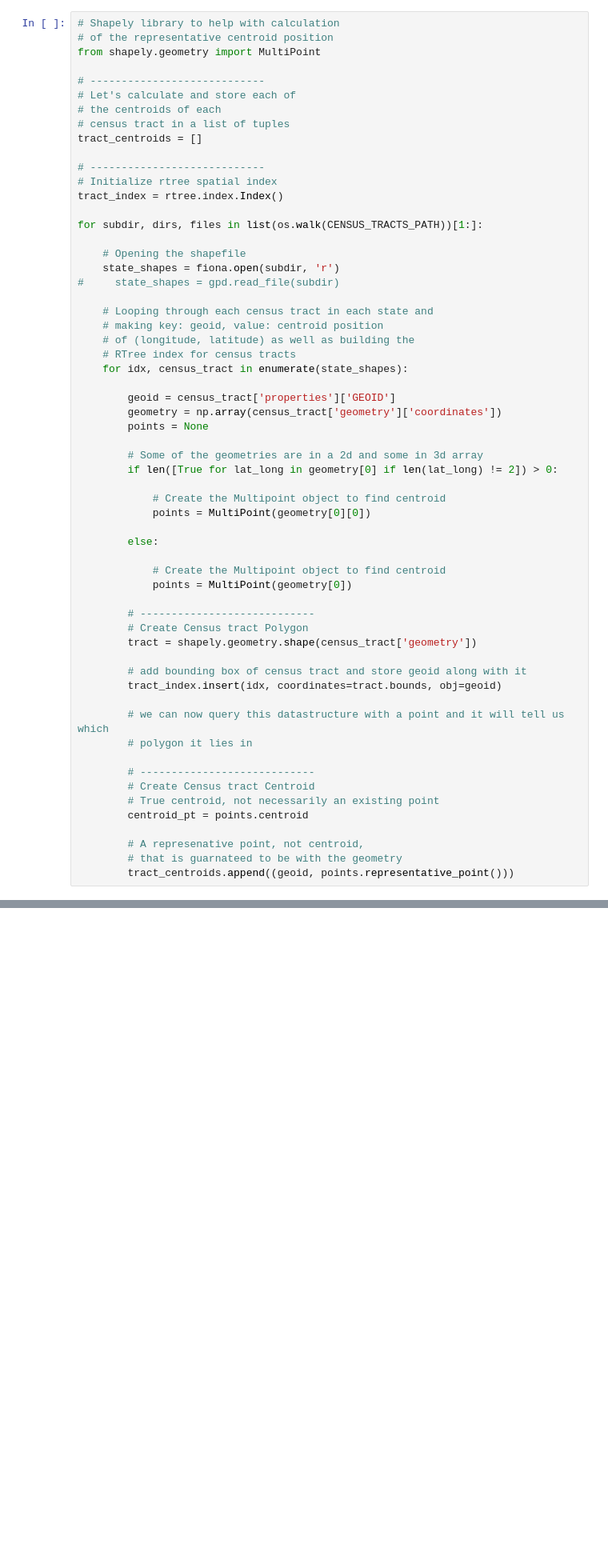
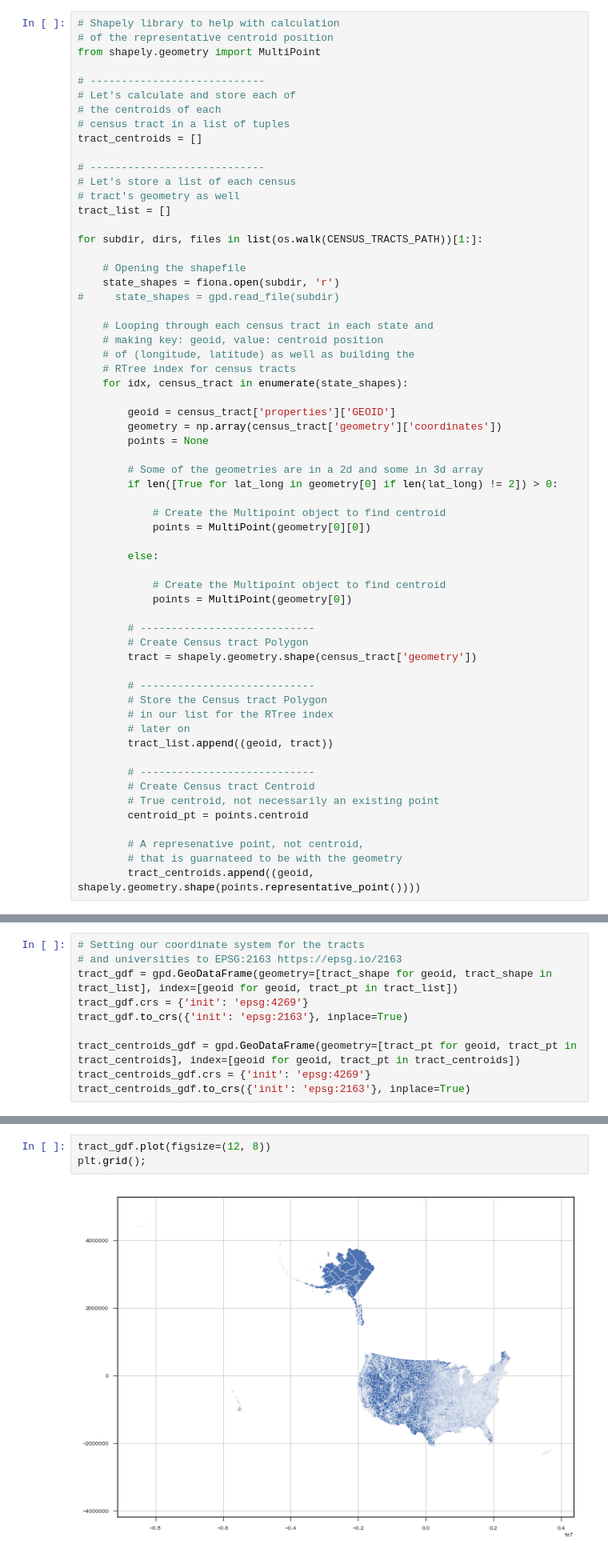
Before and after one commit to lucashu1/education-deserts, a Jupyter notebook: data-preprocessing.ipynb, the cells around one changed output, grey strips where cells are left out. Shown at 80% size. Saved outputs shown, nothing was run; the diff lists cells and outputs as text; blank space fills up the shorter version.

```diff
--- a/data-preprocessing.ipynb
+++ b/data-preprocessing.ipynb
@@ -235,8 +308,9 @@ from shapely.geometry import MultiPoint
 tract_centroids = []
 
 # ----------------------------
-# Initialize rtree spatial index
-tract_index = rtree.index.Index()
+# Let's store a list of each census
+# tract's geometry as well
+tract_list = []
 
 for subdir, dirs, files in list(os.walk(CENSUS_TRACTS_PATH))[1:]:
 
@@ -269,11 +343,11 @@ for subdir, dirs, files in list(os.walk(CENSUS_TRACTS_PATH))[1:]:
         # Create Census tract Polygon
         tract = shapely.geometry.shape(census_tract['geometry'])
 
-        # add bounding box of census tract and store geoid along with it
-        tract_index.insert(idx, coordinates=tract.bounds, obj=geoid)
-
-        # we can now query this datastructure with a point and it will tell us which
-        # polygon it lies in
+        # ----------------------------
+        # Store the Census tract Polygon
+        # in our list for the RTree index
+        # later on
+        tract_list.append((geoid, tract))
 
         # ----------------------------
         # Create Census tract Centroid
@@ -282,7 +356,7 @@ for subdir, dirs, files in list(os.walk(CENSUS_TRACTS_PATH))[1:]:
 
         # A represenative point, not centroid,
         # that is guarnateed to be with the geometry
-        tract_centroids.append((geoid, points.representative_point()))
+        tract_centroids.append((geoid, shapely.geometry.shape(points.representative_point())))
 # %%
 # Number of census tracts
 len(tract_centroids)
@@ -300,0 +379,10 @@ __UPDATE: I reduced the 3D and 2D arrays to 1D, hopefully I didn't miss informat
+# %%
+# Setting our coordinate system for the tracts
+# and universities to EPSG:2163 https://epsg.io/2163
+tract_gdf = gpd.GeoDataFrame(geometry=[tract_shape for geoid, tract_shape in tract_list], index=[geoid for geoid, tract_pt in tract_list])
+tract_gdf.crs = {'init': 'epsg:4269'}
+tract_gdf.to_crs({'init': 'epsg:2163'}, inplace=True)
+
+tract_centroids_gdf = gpd.GeoDataFrame(geometry=[tract_pt for geoid, tract_pt in tract_centroids], index=[geoid for geoid, tract_pt in tract_centroids])
+tract_centroids_gdf.crs = {'init': 'epsg:4269'}
+tract_centroids_gdf.to_crs({'init': 'epsg:2163'}, inplace=True)
@@ -300,0 +402,5 @@ __UPDATE: I reduced the 3D and 2D arrays to 1D, hopefully I didn't miss informat
+# %%
+tract_gdf.plot(figsize=(12, 8))
+plt.grid();
+# %% [output]
+[figure, added]
```
Also changed, not shown: parts of 42 cells of this notebook, 3 other files.
